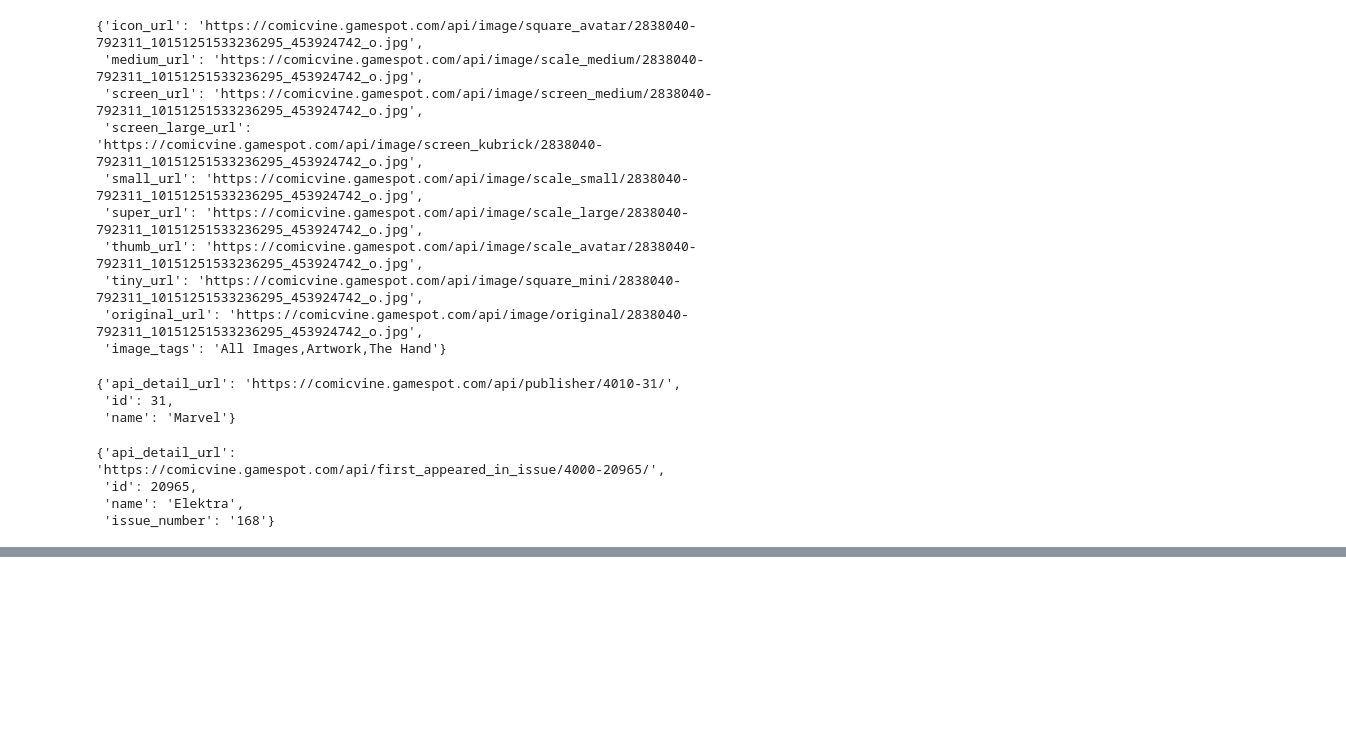
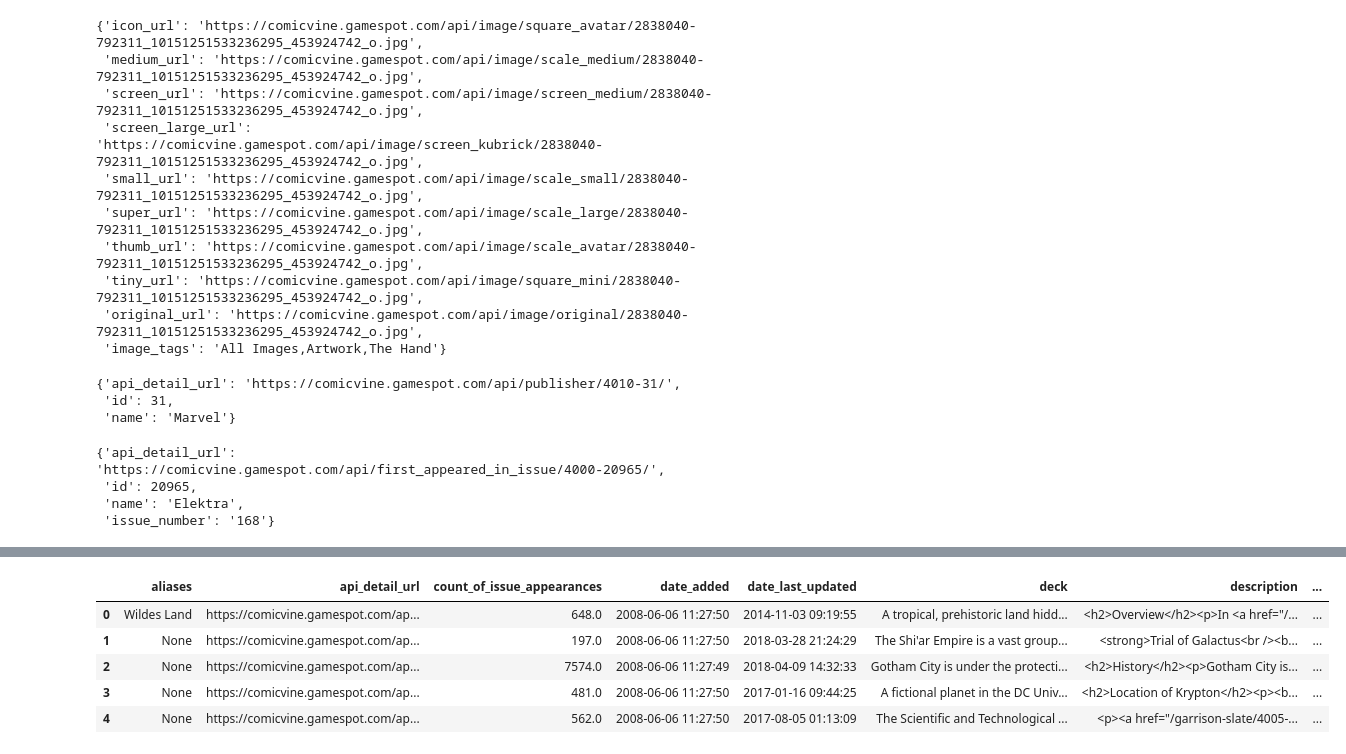
Before and after one commit to ExploringComics/comics-dataset, a Jupyter notebook: notebooks/DataAnalysis-ComicVine.ipynb, the cells around one changed output, grey strips where cells are left out. Cells and saved outputs as stored; diff of their text form; code cells hidden in the pictures; blank space fills up the shorter version.

```diff
--- a/notebooks/DataAnalysis-ComicVine.ipynb
+++ b/notebooks/DataAnalysis-ComicVine.ipynb
@@ -118,0 +152,2 @@ df_teams.first_appeared_in_issue[0]
+# %%
+df_locations = pd.read_json("../ComicVine/locations.json")
@@ -118,0 +165,9 @@ df_teams.first_appeared_in_issue[0]
+# %%
+df_locations.head()
+# %% [output]
+|  | aliases | api_detail_url | count_of_issue_appearances | date_added | date_last_updated | deck | description | ... |
+| 0 | Wildes Land | https://comicvine.gamespot.com/ap... | 648.0 | 2008-06-06 11:27:50 | 2014-11-03 09:19:55 | A tropical, prehistoric land hidd... | <h2>Overview</h2><p>In <a href="/... | ... |
+| 1 | None | https://comicvine.gamespot.com/ap... | 197.0 | 2008-06-06 11:27:50 | 2018-03-28 21:24:29 | The Shi'ar Empire is a vast group... | <strong>Trial of Galactus<br /><b... | ... |
+| 2 | None | https://comicvine.gamespot.com/ap... | 7574.0 | 2008-06-06 11:27:49 | 2018-04-09 14:32:33 | Gotham City is under the protecti... | <h2>History</h2><p>Gotham City is... | ... |
+| 3 | None | https://comicvine.gamespot.com/ap... | 481.0 | 2008-06-06 11:27:50 | 2017-01-16 09:44:25 | A fictional planet in the DC Univ... | <h2>Location of Krypton</h2><p><b... | ... |
+| 4 | None | https://comicvine.gamespot.com/ap... | 562.0 | 2008-06-06 11:27:50 | 2017-08-05 01:13:09 | The Scientific and Technological ... | <p><a href="/garrison-slate/4005-... | ... |
```
Also changed, not shown: parts of 24 cells of this notebook, 5 other files.
